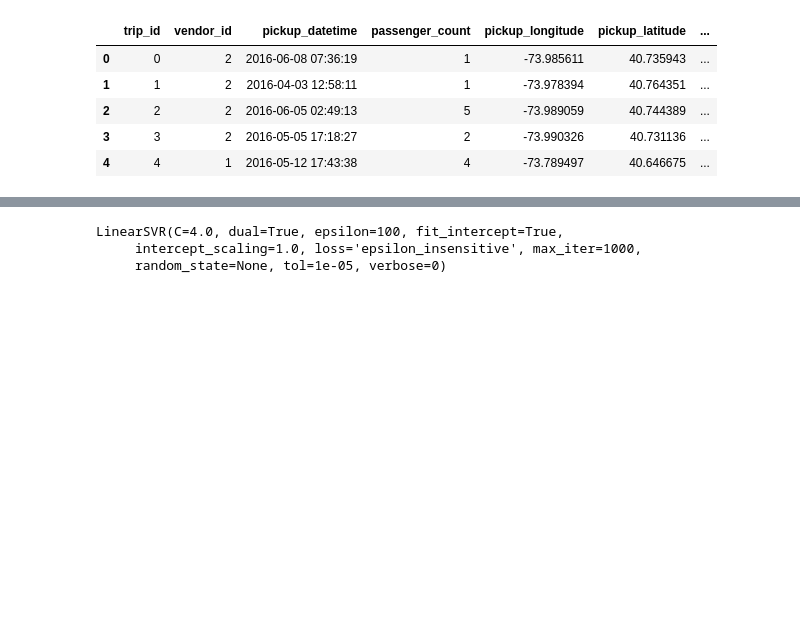
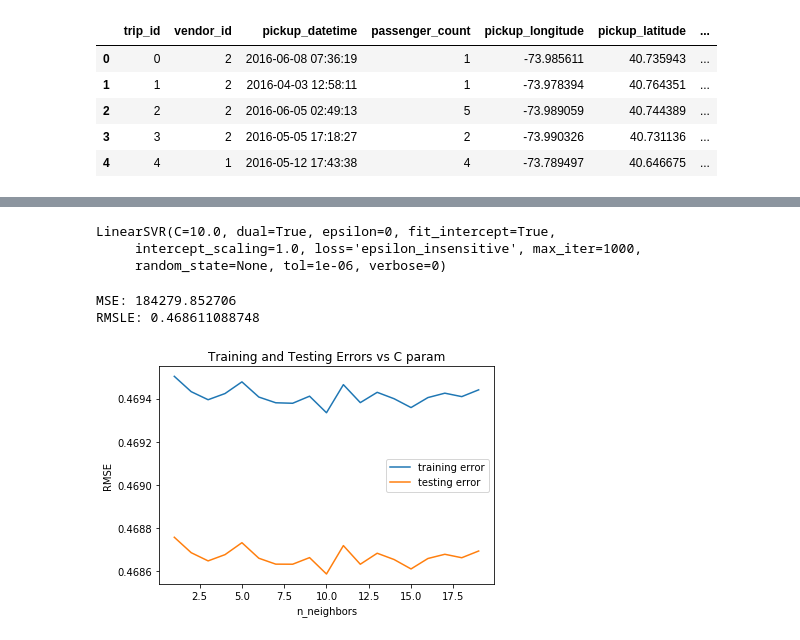
Before and after one commit to charlielito/zi_times, a Jupyter notebook: Data exploration.ipynb, the cells around one changed output, grey strips where cells are left out. Saved outputs shown, nothing was run; the diff lists cells and outputs as text; code cells hidden in the pictures; blank space fills up the shorter version.

```diff
--- a/Data exploration.ipynb
+++ b/Data exploration.ipynb
@@ -115,7 +153,7 @@ X = train_x[["passenger_count", "distance"]].values
 y = train_y.values
 # %%
  X_train, X_test, y_train, y_test = train_test_split(
-...     X, y, test_size=0.33, random_state=42)
+...     X, y, test_size=0.25, random_state=42)
 # %%
 scaler = StandardScaler()
 X_train = scaler.fit_transform(X_train)
@@ -128,4 +166,4 @@ min(X_train[:,0]), max(X_train[:,0]), min(X_train[:,1]), max(X_train[:,1])
 # %%
-X_test = scaler.fit_transform(X_test)
+X_test = scaler.transform(X_test)
 min(X_test[:,0]), max(X_test[:,0]), min(X_test[:,1]), max(X_test[:,1])
 # %% [output]
@@ -140,9 +178,49 @@ X_train.shape
 # %%
 y_train = y_train.astype(float) # make it float for svm regression
 # %%
-regressor = LinearSVR(C=4.0, epsilon=100, tol=1e-5)
-regressor.fit(X_train, y_train)
+regressor_f = LinearSVR(C=10.0, epsilon=0, tol=1e-6)
+regressor_f.fit(X_train, y_train)
 # %% [output]
-LinearSVR(C=4.0, dual=True, epsilon=100, fit_intercept=True,
+LinearSVR(C=10.0, dual=True, epsilon=0, fit_intercept=True,
      intercept_scaling=1.0, loss='epsilon_insensitive', max_iter=1000,
-     random_state=None, tol=1e-05, verbose=0)
+     random_state=None, tol=1e-06, verbose=0)
+# %%
+y_pred = regressor_f.predict(X_test)
+print("MSE: {}".format(mean_squared_error(y_test, y_pred)))
+print("RMSLE: {}".format(rmsle(y_test,y_pred)))
+# %% [output]
+MSE: 184279.852706
+RMSLE: 0.468611088748
+# %%
+C_array=[]
+train_score=[]
+test_score=[]
+
+train_score2=[]
+test_score2=[]
+
+for C in range(1,20,1):
+    regressor = LinearSVR(C=C, epsilon=0, tol=1e-6)
+    regressor.fit(X_train, y_train)
+
+    y_pred_train = regressor.predict(X_train)
+    y_pred_test = regressor.predict(X_test)
+
+    train_score.append(rmsle(y_train,y_pred_train))
+    test_score.append(rmsle(y_test,y_pred_test))
+
+    train_score2.append(mean_squared_error(y_train,y_pred_train))
+    test_score2.append(mean_squared_error(y_test,y_pred_test))
+#     mse = mean_squared_error(y_test, y_pred)
+
+    C_array.append(C)
+# %%
+plt.plot(C_array, train_score, label='training error')
+plt.plot(C_array, test_score, label='testing error')
+plt.title('Training and Testing Errors vs C param')
+plt.ylabel('RMSE')
+plt.xlabel('n_neighbors')
+plt.legend()
+plt.show()
+# %% [output]
+[figure, added]
```
Also changed, not shown: parts of 36 cells of this notebook.
